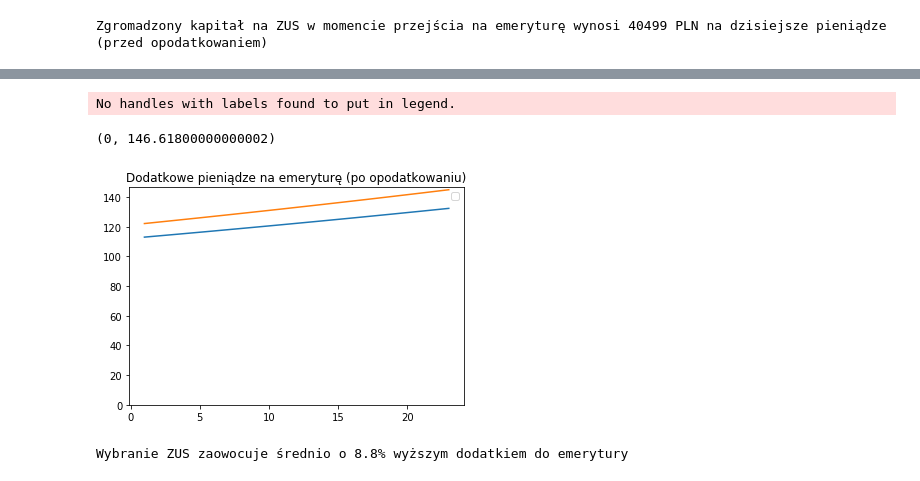
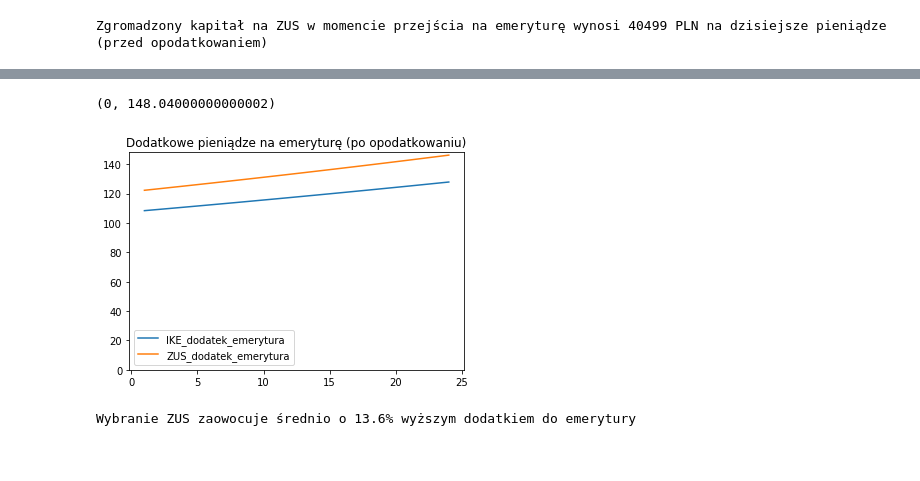
Before and after one commit to mwrabel/ofe-decision, a Jupyter notebook: ofe_czy_ike.ipynb, the cells around one changed output, grey strips where cells are left out. Drawn from its saved outputs; the diff is of its cells as text; code cells hidden in the pictures.

```diff
--- a/ofe_czy_ike.ipynb
+++ b/ofe_czy_ike.ipynb
@@ -130,7 +131,7 @@ print("Zgromadzony kapitał na ZUS w momencie przejścia na emeryturę wynosi %d
 Zgromadzony kapitał na ZUS w momencie przejścia na emeryturę wynosi 40499 PLN na dzisiejsze pieniądze (przed opodatkowaniem)
 # %%
 # kontynuacja: co po emeryturze?
-projekcja_ZUS = pd.Series(range(1, lat_na_emeryturze + 1), name='rok_emerytury').to_frame()
+projekcja_ZUS = pd.Series(range(1, lat_na_emeryturze_wg_zus + 1), name='rok_emerytury').to_frame()
 
 # Zakładamy, że na emeryturze kapitał już nie jest waloryzowany. Zamiast tego waloryzowana jest emerytura
 # Waloryzacja emerytury historycznie była zauważalnie niższa niż waloryzacja kapitału, dlatego tutaj przyjmujemy znacznie mniejsze wartości
@@ -140,12 +141,12 @@ projekcja_ZUS = pd.Series(range(1, lat_na_emeryturze + 1), name='rok_emerytury')
 NPV_ZUS_dyn = NPV_ZUS * np.power((1+inflacja), do_emerytury)
 NPV_ZUS_list = list()
 kapital_rok = list()
-for rok in range(lat_na_emeryturze):
+for rok in range(lat_na_emeryturze_wg_zus):
     # Emerytura jest obliczona w taki sposób, że ZUS wypłaca nam nasz kapitał proporcjonalnie do pozostałych lat na emeryturze
     # tutaj używamy wartości nominalnych, by móc poprawnie wyliczyć efektywny PIT) A POTEM ponownie stosujemy deflator sprzed emerytury
-    kapital_rok.append(NPV_ZUS_dyn / (lat_na_emeryturze - rok) * (1-efektywna_stawka_opodatkowania) / np.power((1+inflacja), do_emerytury))
+    kapital_rok.append(NPV_ZUS_dyn / (lat_na_emeryturze_wg_zus - rok) * (1-efektywna_stawka_opodatkowania) / np.power((1+inflacja), do_emerytury))
     # w międzyczasie, kapitał, który pozostał inwestujemy, ale zżera go nam też inflacja
-    NPV_ZUS_dyn = (NPV_ZUS_dyn - NPV_ZUS_dyn/(lat_na_emeryturze - rok)) * (1+waloryzacja_emerytur) / (1+inflacja)
+    NPV_ZUS_dyn = (NPV_ZUS_dyn - NPV_ZUS_dyn/(lat_na_emeryturze_wg_zus - rok)) * (1+waloryzacja_emerytur) / (1+inflacja)
     NPV_ZUS_list.append(NPV_ZUS_dyn)
 
 projekcja_ZUS['NPV_ZUS'] = NPV_ZUS_list
@@ -161,8 +162,6 @@ print("Jeśli przeżyjemy dłużej, po wyczerpaniu środków emerytura dalej jes
 print("\n")
 print("Szanse: podwyższenie kwoty wolnej od podatku, obniżenie PIT, przeciętny lub dobry rozwój gospodarki Polski")
 print("Zagrożenia: Ustawowe obniżenie emerytur, zawieszenie lub zmiana zasad waloryzacji kapitału, problemy z ZUS")
-
-projekcja_ZUS
 # %% [output]
 Efekt wybrania ZUSu:
 W pierwszym roku emerytury zwiększy nam emeryturę o 122.22 PLN
@@ -194,0 +177,6 @@ Zagrożenia: Ustawowe obniżenie emerytur, zawieszenie lub zmiana zasad waloryza
+# %%
+projekcja_ZUS_przez_pryzmat_oczekiwanej_dlugosci_zycia = pd.Series(range(1, oczekiwana_liczba_lat_na_emeryturze + 1), name='rok_emerytury').to_frame()
+empiryczna_waloryzacja = (projekcja_ZUS['ZUS_dodatek_emerytura'] / projekcja_ZUS['ZUS_dodatek_emerytura'].shift(1))[1:].mean()
+# %%
+ZUS_dodatek_emerytura = [np.round(projekcja_ZUS['ZUS_dodatek_emerytura'][0] * np.power(empiryczna_waloryzacja, x), 2) for x in range(oczekiwana_liczba_lat_na_emeryturze)]
+ZUS_dodatek_emerytura
@@ -195,26 +201,27 @@ Zagrożenia: Ustawowe obniżenie emerytur, zawieszenie lub zmiana zasad waloryza
+# %%
+projekcja_ZUS_przez_pryzmat_oczekiwanej_dlugosci_zycia['ZUS_dodatek_emerytura'] = ZUS_dodatek_emerytura
 # %%
 # Porównanie OFE->IKE vs. OFE->ZUS
 plt.plot(projekcja_IKE['rok_emerytury'], projekcja_IKE['IKE_dodatek_emerytura'])
-plt.plot(projekcja_IKE['rok_emerytury'], projekcja_ZUS['ZUS_dodatek_emerytura'])
+plt.plot(projekcja_ZUS_przez_pryzmat_oczekiwanej_dlugosci_zycia['rok_emerytury'], projekcja_ZUS_przez_pryzmat_oczekiwanej_dlugosci_zycia['ZUS_dodatek_emerytura'])
 plt.title('Dodatkowe pieniądze na emeryturę (po opodatkowaniu)')
 plt.legend()
 plt.ylim(0)
 # %% [output]
-No handles with labels found to put in legend.
+(0, 148.04000000000002)
-(0, 146.61800000000002)
-[figure, old version]
+[figure, new version]
 # %%
 # Podsumowanie
 suma_dodatku_od_IKE = sum(projekcja_IKE['IKE_dodatek_emerytura'])*12
-suma_dodatku_od_ZUS = sum(projekcja_ZUS['ZUS_dodatek_emerytura'])*12
+suma_dodatku_od_ZUS = sum(projekcja_ZUS_przez_pryzmat_oczekiwanej_dlugosci_zycia['ZUS_dodatek_emerytura'])*12
 
 stosunek_ZUS_do_IKE = round((suma_dodatku_od_ZUS/suma_dodatku_od_IKE - 1)*100, 1)
 
 if suma_dodatku_od_ZUS > suma_dodatku_od_IKE:
     print("Wybranie ZUS zaowocuje średnio o {}% wyższym dodatkiem do emerytury".format(stosunek_ZUS_do_IKE))
 elif suma_dodatku_od_ZUS < suma_dodatku_od_IKE:
-    print("Wybranie ZUS zaowocuje średnioo {}% niższym dodatkiem do emerytury".format(stosunek_ZUS_do_IKE))
+    print("Wybranie ZUS zaowocuje średnio o {}% niższym dodatkiem do emerytury".format(stosunek_ZUS_do_IKE))
 else:
     print("ganz egal")
 # %% [output]
-Wybranie ZUS zaowocuje średnio o 8.8% wyższym dodatkiem do emerytury
+Wybranie ZUS zaowocuje średnio o 13.6% wyższym dodatkiem do emerytury
```
Also changed, not shown: parts of 6 cells of this notebook.
